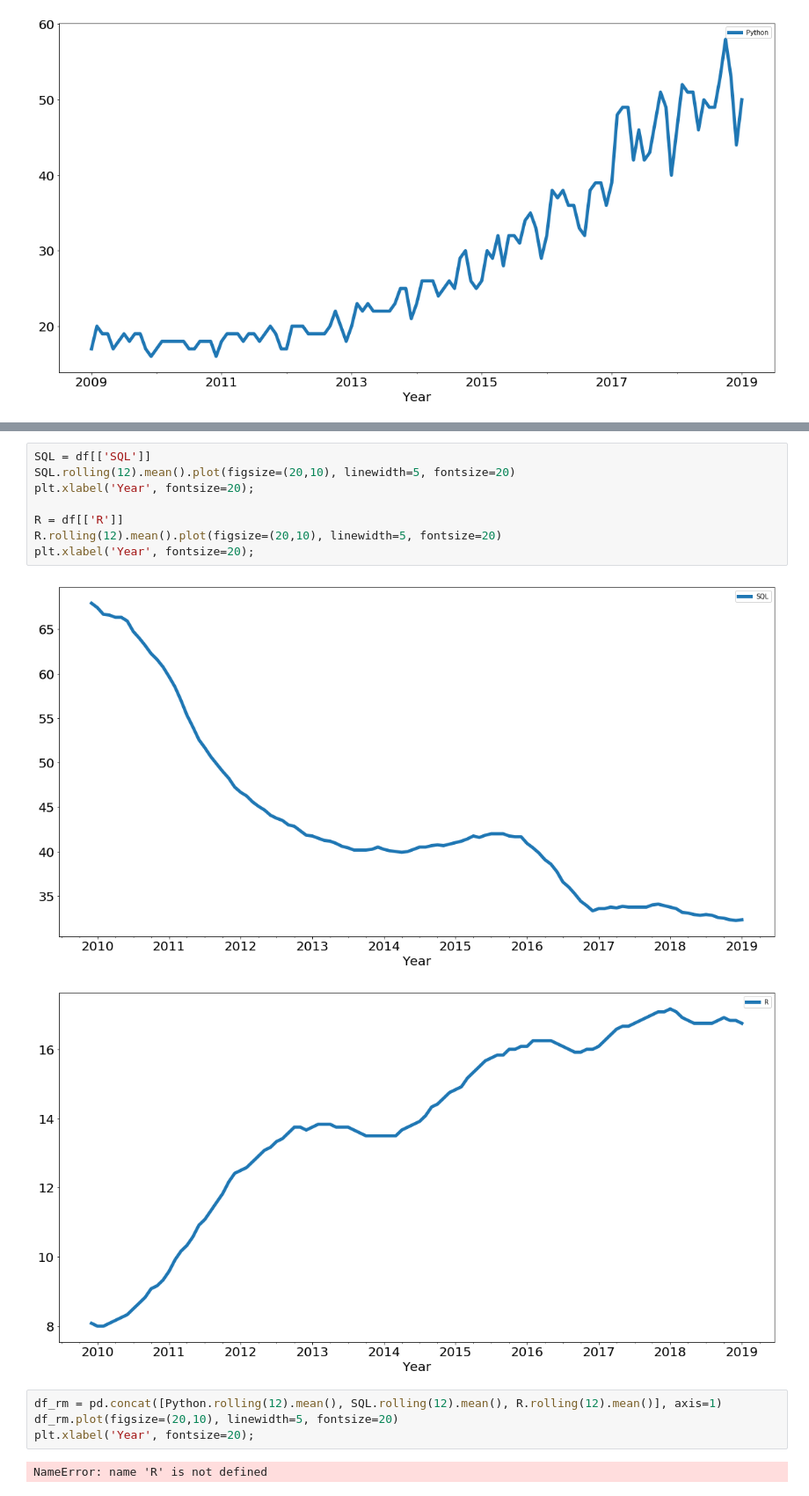
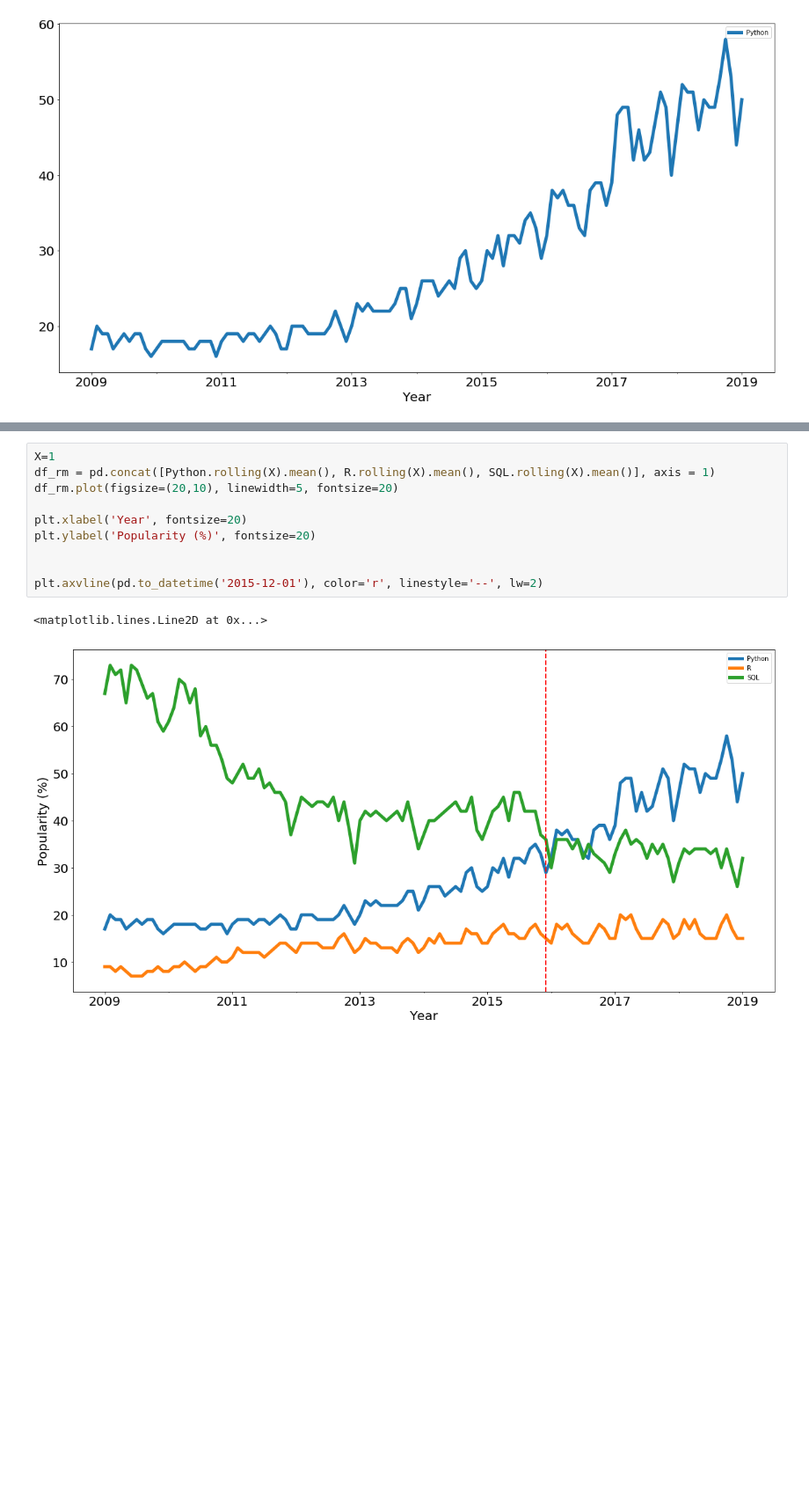
Before and after one commit to alkhalifas/Time-Series-Analysis-of-Common-Computer-Science-Languages-between-2009-and-2019, a Jupyter notebook: csLanguages.ipynb, the cells around one changed output, grey strips where cells are left out. Shown: that part at 88% size. Drawn from its saved outputs; the diff is of its cells as text; blank space fills up the shorter version.

```diff
--- a/csLanguages.ipynb
+++ b/csLanguages.ipynb
@@ -42,17 +50,13 @@ plt.xlabel('Year', fontsize=20);
-# %%
-SQL = df[['SQL']]
-SQL.rolling(12).mean().plot(figsize=(20,10), linewidth=5, fontsize=20)
-plt.xlabel('Year', fontsize=20);
-
-R = df[['R']]
-R.rolling(12).mean().plot(figsize=(20,10), linewidth=5, fontsize=20)
-plt.xlabel('Year', fontsize=20);
-# %% [output]
-[figure, removed]
-[figure, removed]
 # %%
-df_rm = pd.concat([Python.rolling(12).mean(), SQL.rolling(12).mean(), R.rolling(12).mean()], axis=1)
+X=1
+df_rm = pd.concat([Python.rolling(X).mean(), R.rolling(X).mean(), SQL.rolling(X).mean()], axis = 1)
 df_rm.plot(figsize=(20,10), linewidth=5, fontsize=20)
-plt.xlabel('Year', fontsize=20);
+
+plt.xlabel('Year', fontsize=20)
+plt.ylabel('Popularity (%)', fontsize=20)
+
+
+plt.axvline(pd.to_datetime('2015-12-01'), color='r', linestyle='--', lw=2)
 # %% [output]
-NameError: name 'R' is not defined
+<matplotlib.lines.Line2D at 0x...>
+[figure, added]
```
Also changed, not shown: parts of 2 cells of this notebook.
